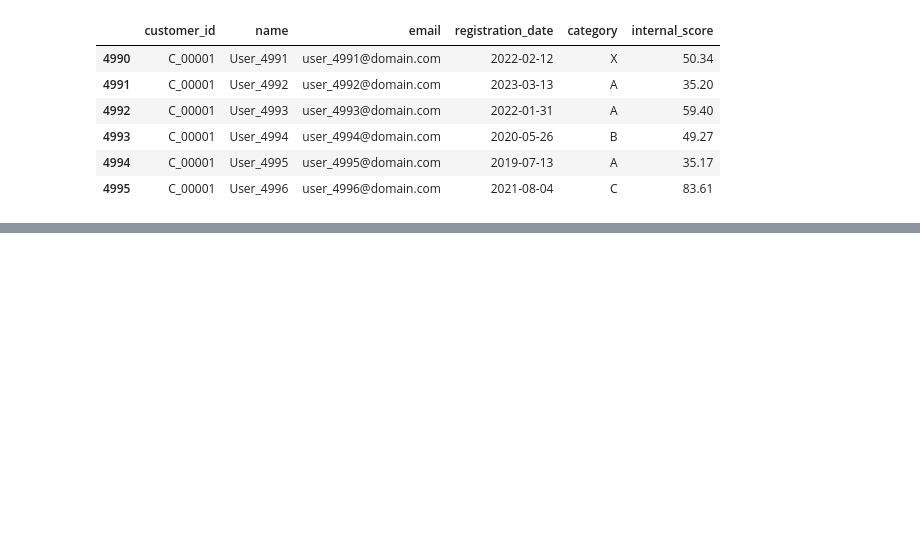
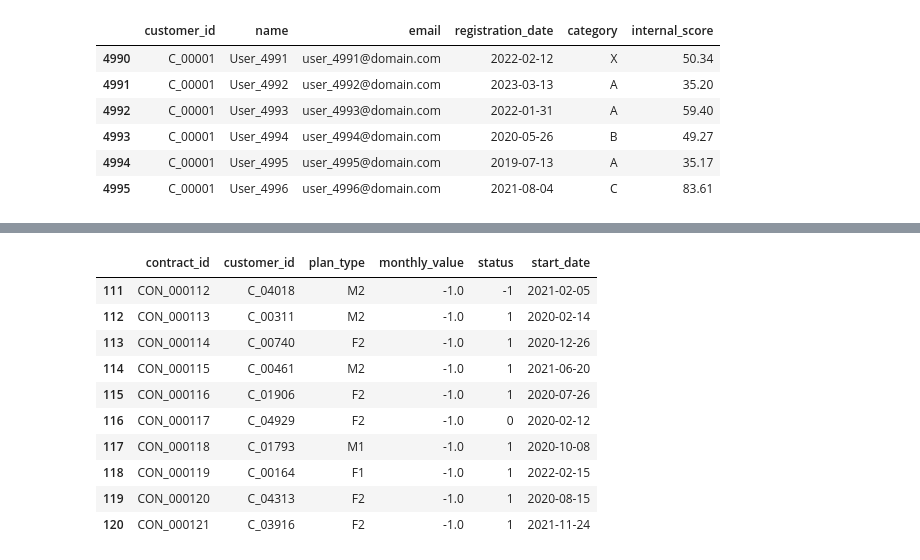
Before and after one commit to PetrongariYanina/ETL-to-MBD, a Jupyter notebook: ETL.ipynb, the cells around one changed output, grey strips where cells are left out. Cells and saved outputs as stored; diff of their text form; code cells hidden in the pictures; blank space fills up the shorter version.

```diff
--- a/ETL.ipynb
+++ b/ETL.ipynb
@@ -136,0 +237,15 @@ no_coinciden
+# %%
+valor_menor_0 = contracts[contracts["monthly_value"] < 0]
+valor_menor_0
+# %% [output]
+|  | contract_id | customer_id | plan_type | monthly_value | status | start_date |
+| 111 | CON_000112 | C_04018 | M2 | -1.0 | -1 | 2021-02-05 |
+| 112 | CON_000113 | C_00311 | M2 | -1.0 | 1 | 2020-02-14 |
+| 113 | CON_000114 | C_00740 | F2 | -1.0 | 1 | 2020-12-26 |
+| 114 | CON_000115 | C_00461 | M2 | -1.0 | 1 | 2021-06-20 |
+| 115 | CON_000116 | C_01906 | F2 | -1.0 | 1 | 2020-07-26 |
+| 116 | CON_000117 | C_04929 | F2 | -1.0 | 0 | 2020-02-12 |
+| 117 | CON_000118 | C_01793 | M1 | -1.0 | 1 | 2020-10-08 |
+| 118 | CON_000119 | C_00164 | F1 | -1.0 | 1 | 2022-02-15 |
+| 119 | CON_000120 | C_04313 | F2 | -1.0 | 1 | 2020-08-15 |
+| 120 | CON_000121 | C_03916 | F2 | -1.0 | 1 | 2021-11-24 |
```
Also changed, not shown: parts of 53 cells of this notebook.
